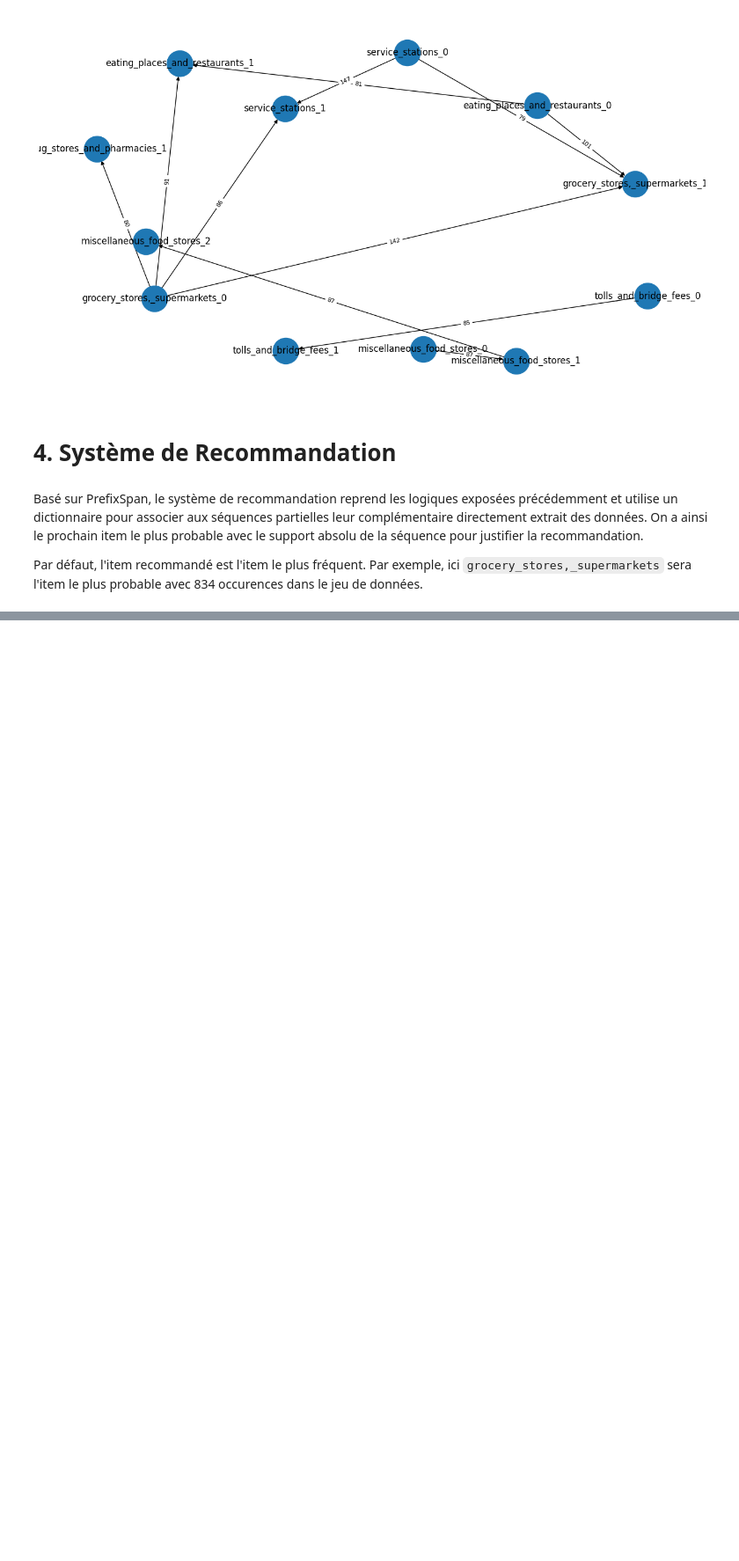
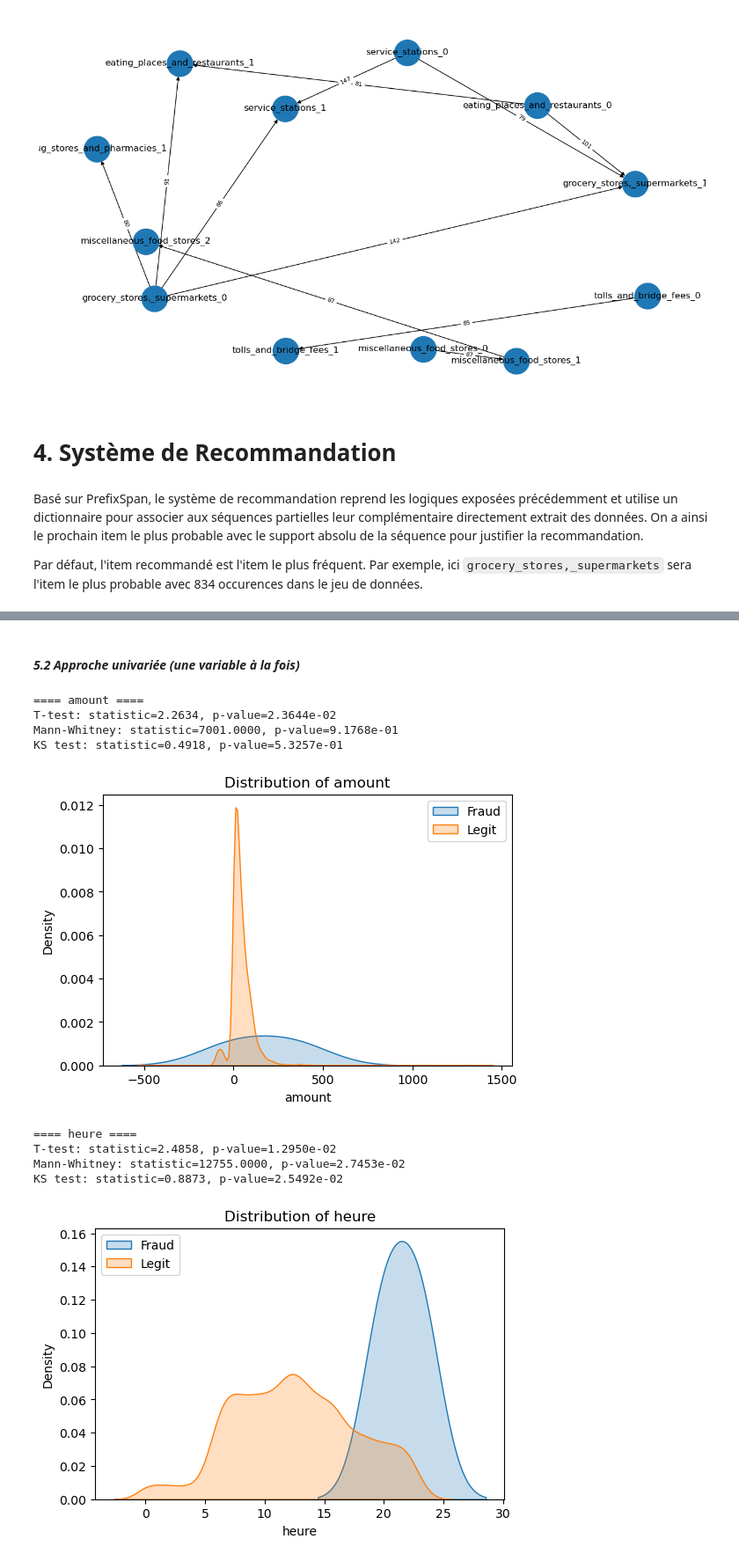
Before and after one commit to MantraMune/UdeSA25, a Jupyter notebook: IFT599/TP1 - Data Analysis/notebook.ipynb, the cells around one changed output, grey strips where cells are left out. Shown at 88% size. Cells and saved outputs as stored; diff of their text form; code cells hidden in the pictures; blank space fills up the shorter version.

```diff
--- a/IFT599/TP1 - Data Analysis/notebook.ipynb
+++ b/IFT599/TP1 - Data Analysis/notebook.ipynb
@@ -818,0 +830,40 @@ Deux items:
+# %% [markdown]
+#### *5.2 Approche univariée (une variable à la fois)*
+# %%
+from scipy import stats
+for num_cols in numeric_cols:
+    fraud = df[df[target_col] == 1][num_cols] # Masking
+    legit = df[df[target_col] == 0][num_cols]
+
+    print(f"\n==== {num_cols} ====")
+
+    # t-Test
+    t_stat, t_p = stats.ttest_ind(fraud, legit)
+    print(f"T-test: statistic={t_stat:.4f}, p-value={t_p:.4e}")
+
+    # Mann-Whitney
+    mw_stat, mw_p = stats.mannwhitneyu(fraud, legit, alternative='two-sided')
+    print(f"Mann-Whitney: statistic={mw_stat:.4f}, p-value={mw_p:.4e}")
+
+    # Kolmogorov-Smirnov
+    ks_stat, ks_p = stats.ks_2samp(fraud, legit)
+    print(f"KS test: statistic={ks_stat:.4f}, p-value={ks_p:.4e}")
+
+    # Visualisation
+    plt.figure(figsize=(6,4))
+    sns.kdeplot(fraud, label="Fraud", fill=True)
+    sns.kdeplot(legit, label="Legit", fill=True)
+    plt.title(f"Distribution of {num_cols}")
+    plt.legend()
+    plt.show()
+# %% [output]
+==== amount ====
+T-test: statistic=2.2634, p-value=2.3644e-02
+Mann-Whitney: statistic=7001.0000, p-value=9.1768e-01
+KS test: statistic=0.4918, p-value=5.3257e-01
+[figure, added]
+==== heure ====
+T-test: statistic=2.4858, p-value=1.2950e-02
+Mann-Whitney: statistic=12755.0000, p-value=2.7453e-02
+KS test: statistic=0.8873, p-value=2.5492e-02
+[figure, added]
```
Also changed, not shown: parts of 17 cells of this notebook.
